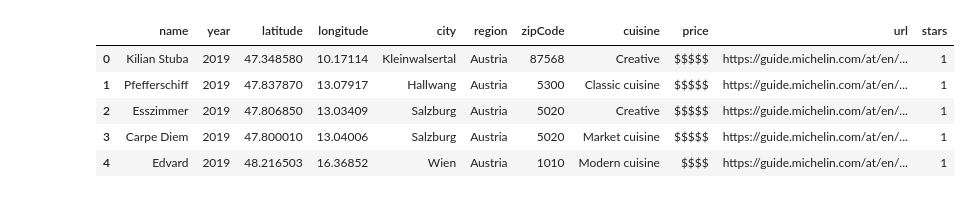
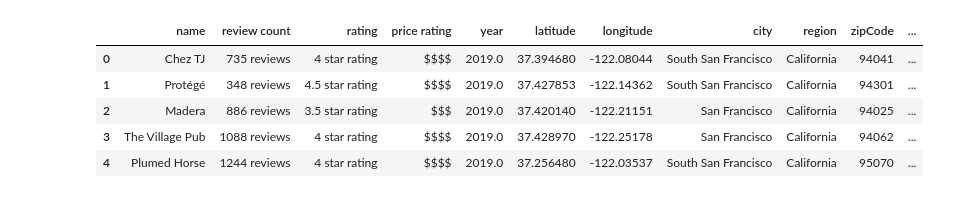
Before and after one commit to asherfsullivan/michelin_map, a Jupyter notebook: Machine_Learning_Mockup.ipynb, the cells around one changed output. Cells and saved outputs as stored; diff of their text form; code cells hidden in the pictures.

```diff
--- a/Machine_Learning_Mockup.ipynb
+++ b/Machine_Learning_Mockup.ipynb
@@ -1,20 +1,23 @@
 # %%
 #We will be using a Deep Learning Model because we have 5 Classifications (1-5 star yelp ratings) and whether those correlate to a 1-3 Michelin Star resturant.
 
 # Import our dependencies
 from sklearn.model_selection import train_test_split
 from sklearn.preprocessing import StandardScaler,OneHotEncoder
+from sklearn.linear_model import LogisticRegression
+from sklearn.ensemble import RandomForestClassifier
+from sklearn.metrics import accuracy_score
 import pandas as pd
 import tensorflow as tf
 
 #  Import and read the charity_data.csv.
 import pandas as pd
-michelin_star_df = pd.read_csv("michelin_data.csv")
+michelin_star_df = pd.read_csv("ca_michelin_yelp_data.csv")
 michelin_star_df.head()
 # %% [output]
-|  | name | year | latitude | longitude | city | region | zipCode | cuisine | price | url | stars |
-| 0 | Kilian Stuba | 2019 | 47.348580 | 10.17114 | Kleinwalsertal | Austria | 87568 | Creative | $$$$$ | https://guide.michelin.com/at/en/... | 1 |
-| 1 | Pfefferschiff | 2019 | 47.837870 | 13.07917 | Hallwang | Austria | 5300 | Classic cuisine | $$$$$ | https://guide.michelin.com/at/en/... | 1 |
-| 2 | Esszimmer | 2019 | 47.806850 | 13.03409 | Salzburg | Austria | 5020 | Creative | $$$$$ | https://guide.michelin.com/at/en/... | 1 |
-| 3 | Carpe Diem | 2019 | 47.800010 | 13.04006 | Salzburg | Austria | 5020 | Market cuisine | $$$$$ | https://guide.michelin.com/at/en/... | 1 |
-| 4 | Edvard | 2019 | 48.216503 | 16.36852 | Wien | Austria | 1010 | Modern cuisine | $$$$ | https://guide.michelin.com/at/en/... | 1 |
+|  | name | review count | rating | price rating | year | latitude | longitude | city | region | zipCode | ... |
+| 0 | Chez TJ | 735 reviews | 4 star rating | $$$$ | 2019.0 | 37.394680 | -122.08044 | South San Francisco | California | 94041 | ... |
+| 1 | Protégé | 348 reviews | 4.5 star rating | $$$$ | 2019.0 | 37.427853 | -122.14362 | South San Francisco | California | 94301 | ... |
+| 2 | Madera | 886 reviews | 3.5 star rating | $$$ | 2019.0 | 37.420140 | -122.21151 | San Francisco | California | 94025 | ... |
+| 3 | The Village Pub | 1088 reviews | 4 star rating | $$$$ | 2019.0 | 37.428970 | -122.25178 | San Francisco | California | 94062 | ... |
+| 4 | Plumed Horse | 1244 reviews | 4 star rating | $$$$ | 2019.0 | 37.256480 | -122.03537 | South San Francisco | California | 95070 | ... |
```
Also changed, not shown: parts of 22 cells of this notebook.
